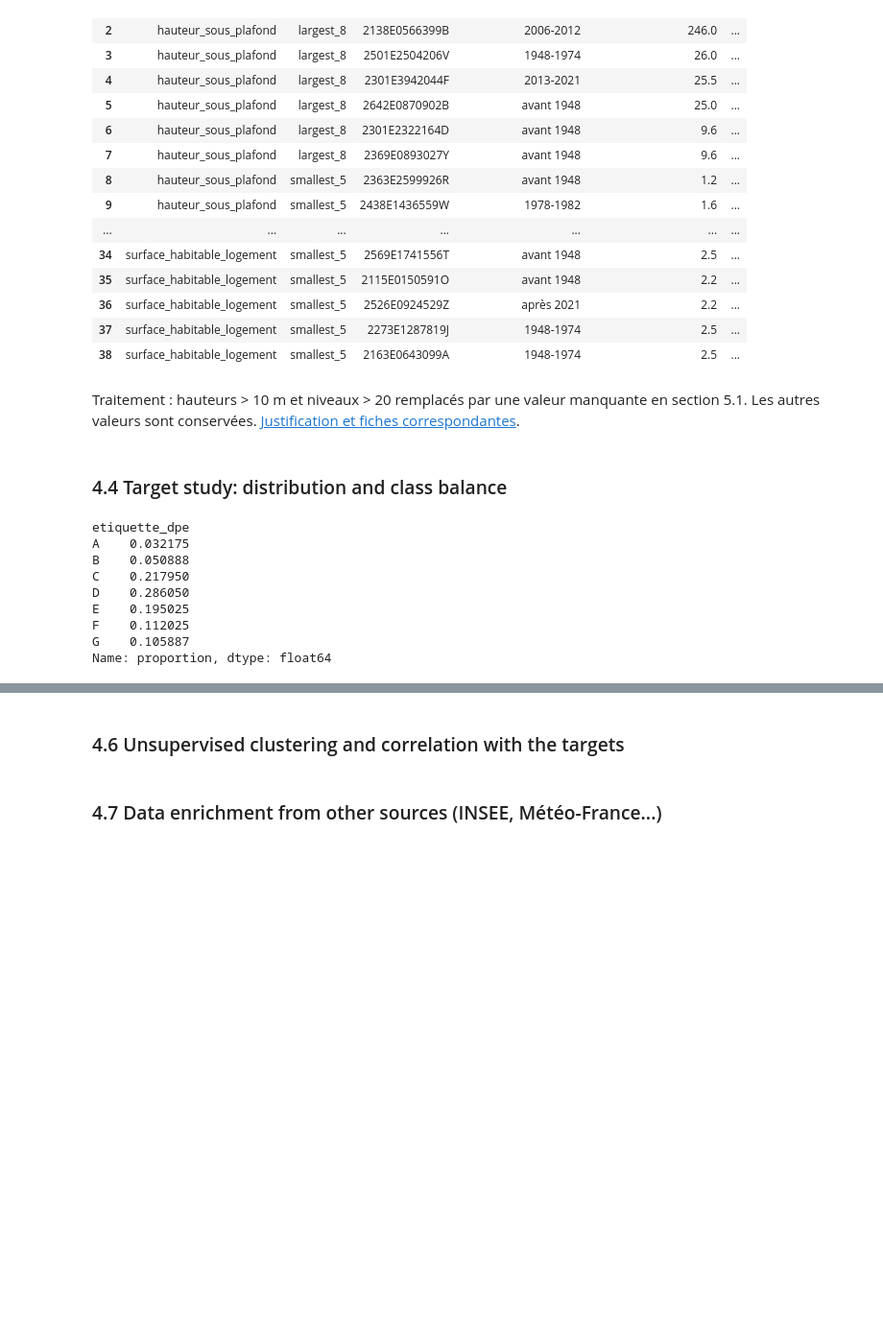
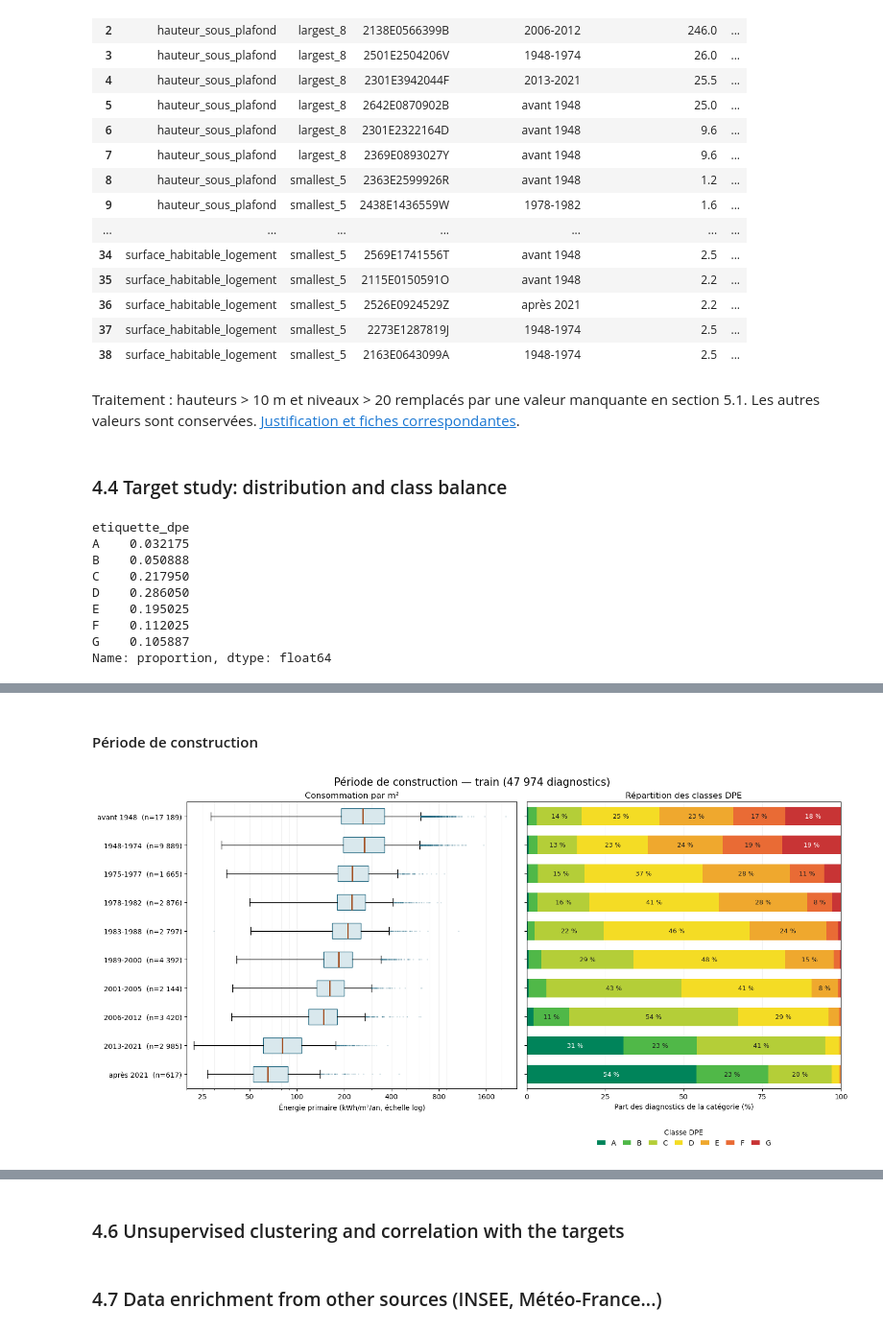
Before and after one commit to Yannisloum63/dpe-house-energy-prediction, a Jupyter notebook: notebook.ipynb, the cells around one changed output, grey strips where cells are left out. Shown at 96% size. Cells and saved outputs as stored; diff of their text form; code cells hidden in the pictures; blank space fills up the shorter version.

Commit message:
Comparer la construction et l'isolation aux cibles sur le train

```diff
--- a/notebook.ipynb
+++ b/notebook.ipynb
@@ -273,0 +337,71 @@ Name: proportion, dtype: float64
+# %% [markdown]
+#### Période de construction
+# %%
+from matplotlib.ticker import ScalarFormatter
+
+dpe_colors = ["#00845a", "#50b848", "#b4ce38", "#f4dc25", "#efa82e", "#e96b35", "#c83435"]
+
+def plot_category_targets(field, title, height):
+    order = category_orders[field]
+    groups = [
+        eda_targets.loc[eda_targets[field].eq(category), TARGET_REG].to_numpy()
+        for category in order
+    ]
+    percentages = pd.crosstab(
+        eda_targets[field], eda_targets[TARGET_CLF], normalize="index"
+    ).reindex(index=order, columns=list("ABCDEFG"), fill_value=0) * 100
+    assert np.allclose(percentages.sum(axis=1), 100)
+
+    fig, axes = plt.subplots(
+        1, 2, figsize=(15, height), sharey=True, layout="constrained",
+        gridspec_kw={"width_ratios": [1.05, 1]},
+    )
+    positions = np.arange(len(order))
+    axes[0].boxplot(
+        groups, positions=positions, vert=False, widths=.55, patch_artist=True,
+        boxprops={"facecolor": "#d9e8ed", "edgecolor": "#276b83"},
+        medianprops={"color": "#a04a1b", "linewidth": 2},
+        flierprops={"marker": ".", "markersize": 2, "alpha": .2,
+                    "markeredgecolor": "#276b83"},
+    )
+    axes[0].set_xscale("log")
+    axes[0].set_xticks([25, 50, 100, 200, 400, 800, 1600])
+    axes[0].xaxis.set_major_formatter(ScalarFormatter())
+    axes[0].set_xlim(20, 2500)
+    axes[0].set_yticks(positions)
+    axes[0].set_yticklabels([
+        f"{category}  (n={len(values):,})".replace(",", " ")
+        for category, values in zip(order, groups)
+    ])
+    axes[0].invert_yaxis()
+    axes[0].set_title("Consommation par m²")
+    axes[0].set_xlabel("Énergie primaire (kWh/m²/an, échelle log)")
+    axes[0].grid(axis="x", alpha=.2, which="both")
+
+    left = np.zeros(len(order))
+    for label, color in zip("ABCDEFG", dpe_colors):
+        values = percentages[label].to_numpy()
+        axes[1].barh(positions, values, left=left, height=.65,
+                     color=color, label=label)
+        for y, width, start in zip(positions, values, left):
+            if width >= 6:
+                axes[1].text(start + width / 2, y, f"{width:.0f} %",
+                             ha="center", va="center", fontsize=9,
+                             color="white" if label in "AG" else "#202020")
+        left += values
+    axes[1].set_xlim(0, 100)
+    axes[1].set_xticks([0, 25, 50, 75, 100])
+    axes[1].set_title("Répartition des classes DPE")
+    axes[1].set_xlabel("Part des diagnostics de la catégorie (%)")
+    axes[1].legend(title="Classe DPE", ncol=7, loc="upper center",
+                   bbox_to_anchor=(.5, -.12), frameon=False, handlelength=1.2,
+                   columnspacing=1)
+    axes[1].set_axisbelow(True)
+    axes[1].grid(axis="x", alpha=.15)
+    fig.suptitle(title + " — train (47 974 diagnostics)", fontsize=15)
+    return fig
+
+fig_period = plot_category_targets("periode_construction", "Période de construction", 7.5)
+plt.show()
+# %% [output]
+[figure, added]
```
Also changed, not shown: parts of 10 cells of this notebook.
